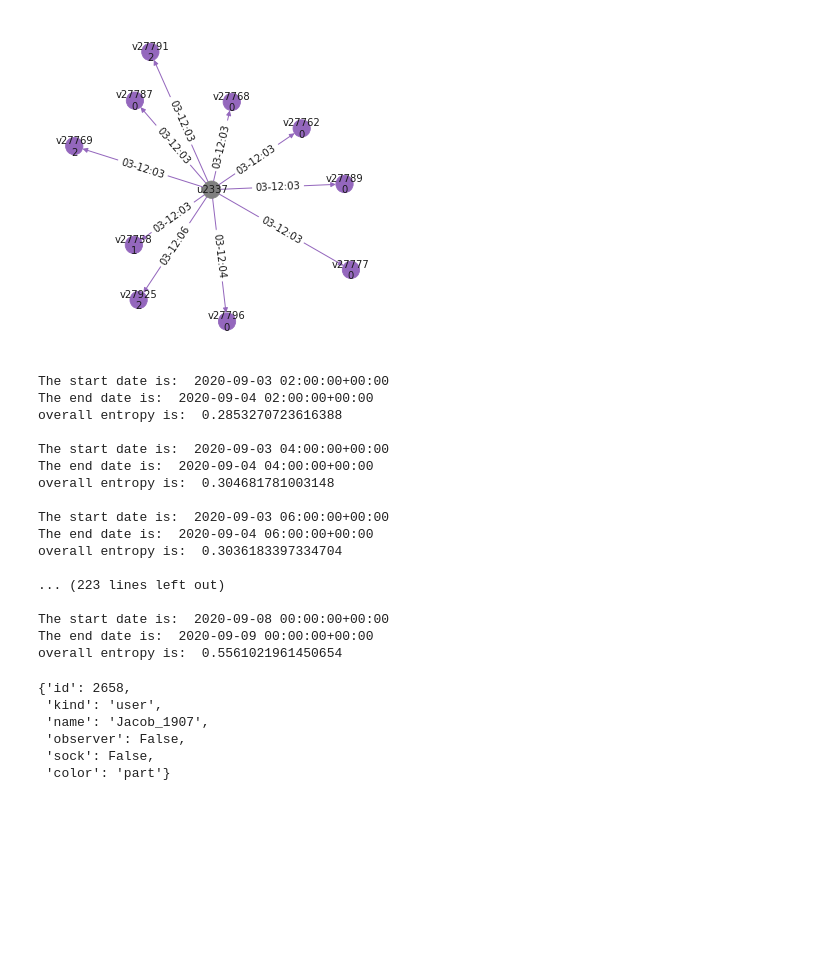
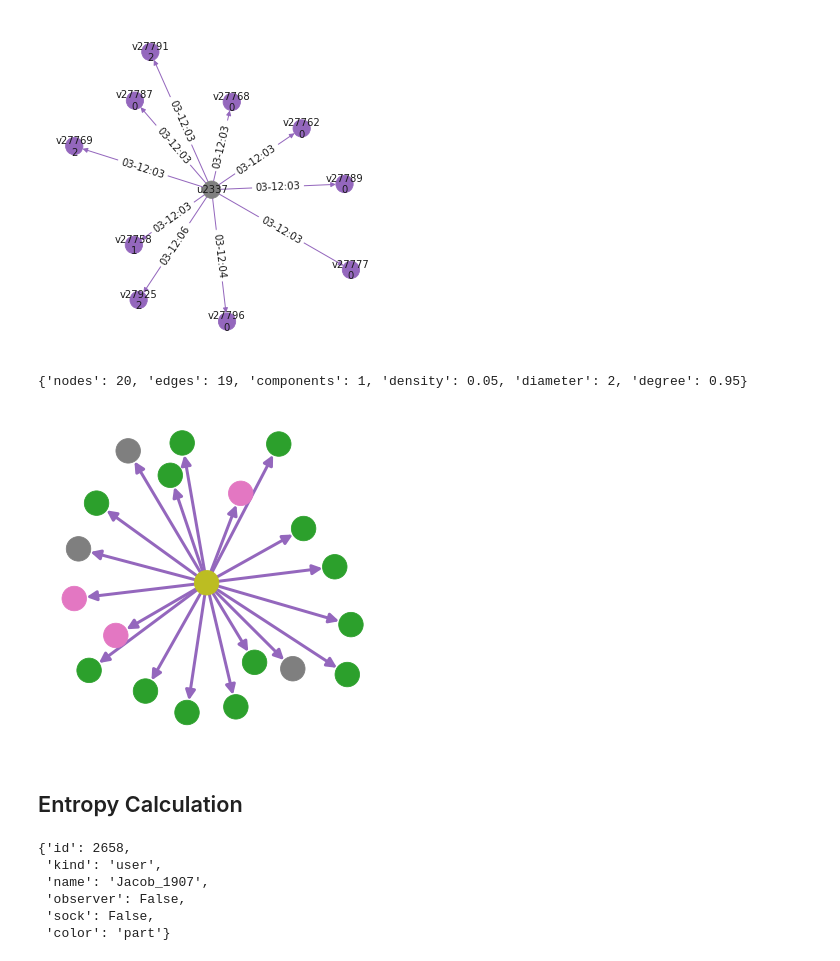
Before and after one commit to ruiliu310/dartpost-research, a Jupyter notebook: influence_graph.ipynb, the cells around one changed output. Saved outputs shown, nothing was run; the diff lists cells and outputs as text; code cells hidden in the pictures; blank space fills up the shorter version.

Commit message:
update entropy

```diff
--- a/influence_graph.ipynb
+++ b/influence_graph.ipynb
@@ -323,6 +323,31 @@ def get_nodes_new(node_name, topic, start_time, end_time):
     else:
         sub_candidates = random.choices(all_candidates, k=20)
         return sub_candidates + [node_name], all_candidates + [node_name]
+# %%
+node_name = "u2337"
+topic = 7
+start_time = pd.Timestamp('2020-09-03').tz_localize('utc')
+end_time = pd.Timestamp('2020-09-08').tz_localize('utc')
+
+random.seed(25536)
+
+def get_nodes(node_name, topic, start_time, end_time):
+    all_candidates = [e[1] for e in G.out_edges(node_name)
+            if np.logical_and(G.nodes[e[1]]["topic"] == topic, G.nodes[e[1]]["time"] < end_time)]
+    all_candidates = random.choices(all_candidates, k=20)
+    return all_candidates + [node_name]
+
+
+node_list = get_nodes(node_name, topic, start_time, end_time)
+subG = nx.subgraph(G, node_list)
+draw_graph_new(subG, edge_label=False, node_label=False, figsize=(6, 6))
+plt.savefig("fig_3.pdf", format="pdf")
+plt.show()
+# %% [output]
+{'nodes': 20, 'edges': 19, 'components': 1, 'density': 0.05, 'diameter': 2, 'degree': 0.95}
+[figure, added]
+# %% [markdown]
+## Entropy Calculation
 # %%
 start_time = pd.Timestamp('2020-09-03').tz_localize('utc')
 end_time = pd.Timestamp('2020-09-04').tz_localize('utc')
@@ -338,8 +363,8 @@ for i in range(60):
 
     start_time += 2 * Hour()
     end_time += 2 * Hour()
-    print("The start date is: ", start_time)
-    print("The end date is: ", end_time)
+#     print("The start date is: ", start_time)
+#     print("The end date is: ", end_time)
 
     total_entropy = 0
     entropy_topic = defaultdict(int)
@@ -373,24 +398,6 @@ entropy_df = pd.DataFrame(rows_list)
 # draw_graph_new(subG, edge_label=False, node_label=False, figsize=(6, 6))
 # plt.savefig("fig_1.pdf", format="pdf")
 # plt.show()
-# %% [output]
-The start date is:  2020-09-03 02:00:00+00:00
-The end date is:  2020-09-04 02:00:00+00:00
-overall entropy is:  0.2853270723616388
-
-The start date is:  2020-09-03 04:00:00+00:00
-The end date is:  2020-09-04 04:00:00+00:00
-overall entropy is:  0.304681781003148
-
-The start date is:  2020-09-03 06:00:00+00:00
-The end date is:  2020-09-04 06:00:00+00:00
-overall entropy is:  0.3036183397334704
-
-... (223 lines left out)
-
-The start date is:  2020-09-08 00:00:00+00:00
-The end date is:  2020-09-09 00:00:00+00:00
-overall entropy is:  0.5561021961450654
 # %%
 G.nodes['u2658']['observer']
 # %% [output]
```
Also changed, not shown: parts of 2 cells of this notebook.
